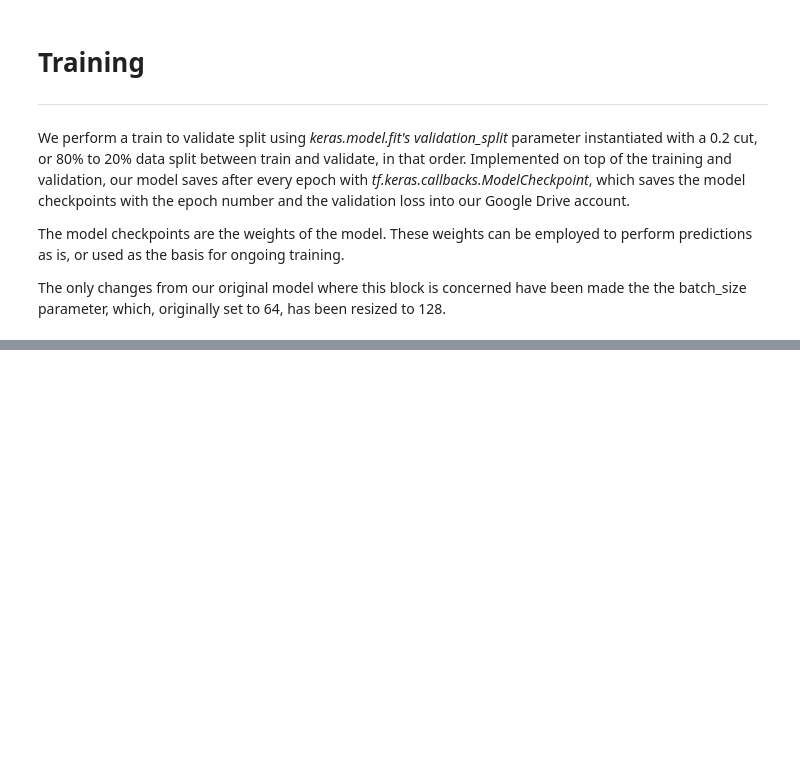
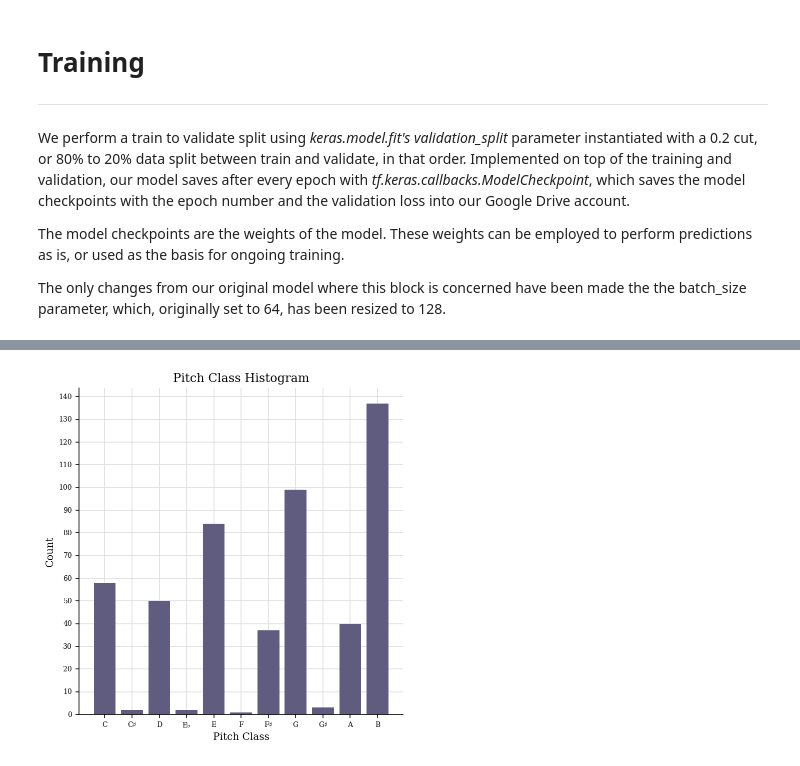
Before and after one commit to code-front/BluesBot, a Jupyter notebook: DeepLearningModel.ipynb, the cells around one changed output, grey strips where cells are left out. Drawn from its saved outputs; the diff is of its cells as text; code cells hidden in the pictures; blank space fills up the shorter version.

```diff
--- a/DeepLearningModel.ipynb
+++ b/DeepLearningModel.ipynb
@@ -454,0 +459,6 @@ midi_stream.write('midi', fp='/content/drive/My Drive/train_output.mid')
+# %%
+p = graph.plot.HistogramPitchClass(midi_stream)
+p.id
+p.run()
+# %% [output]
+[figure, added]
```
Also changed, not shown: parts of 14 cells of this notebook.
